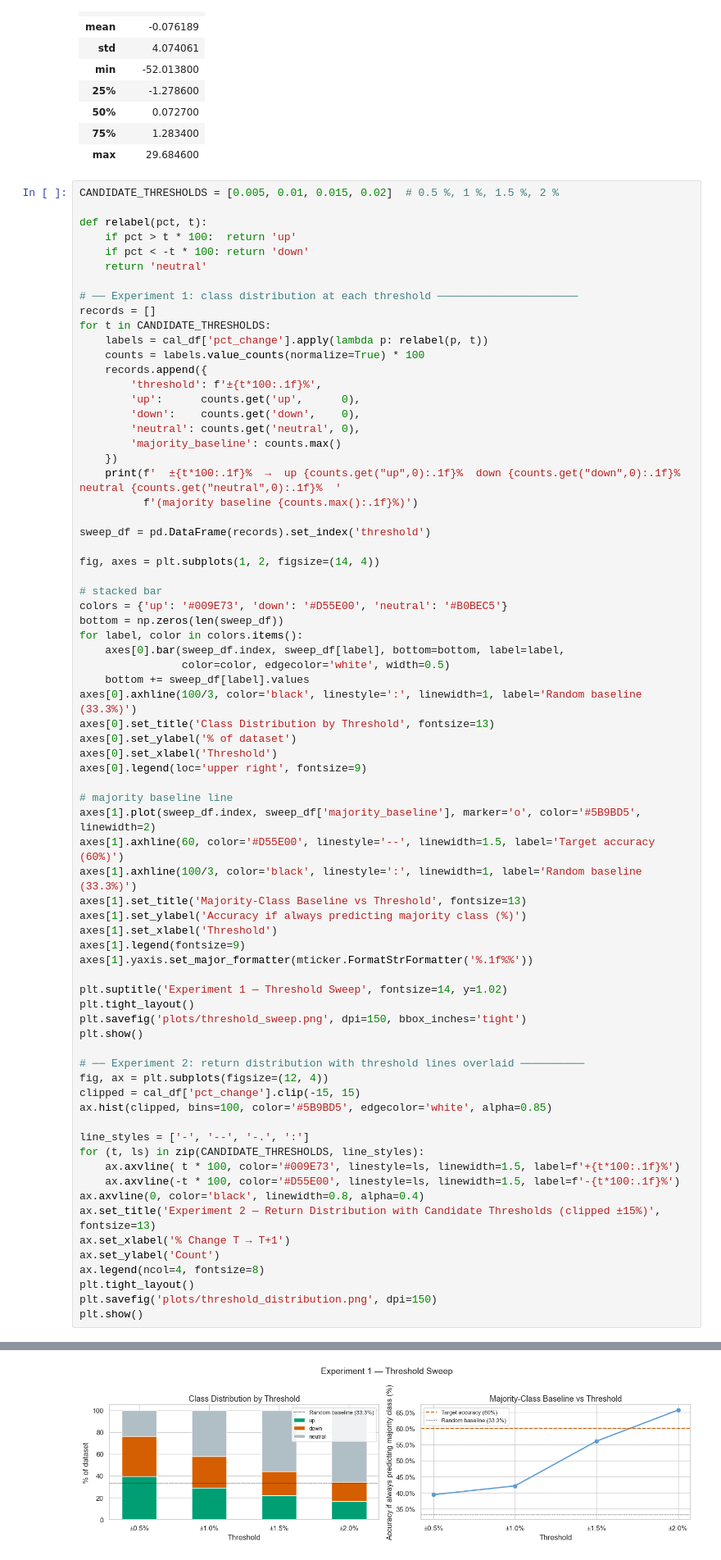
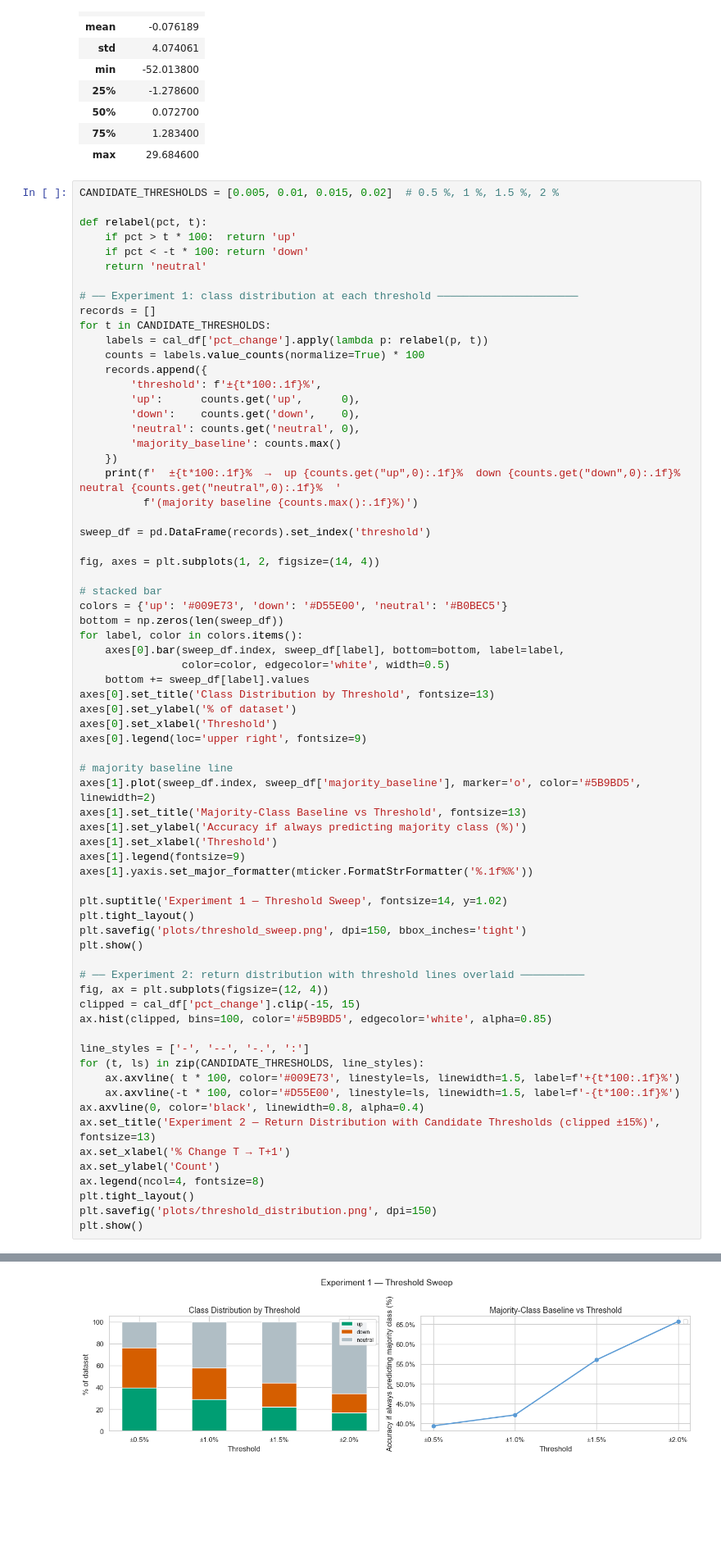
Before and after one commit to njaltran/NLP_lab, a Jupyter notebook: processing_agent.ipynb, the cells around one changed output, grey strips where cells are left out. Shown at 82% size. Saved outputs shown, nothing was run; the diff lists cells and outputs as text; blank space fills up the shorter version.

```diff
--- a/processing_agent.ipynb
+++ b/processing_agent.ipynb
@@ -640,7 +657,6 @@ for label, color in colors.items():
     axes[0].bar(sweep_df.index, sweep_df[label], bottom=bottom, label=label,
                 color=color, edgecolor='white', width=0.5)
     bottom += sweep_df[label].values
-axes[0].axhline(100/3, color='black', linestyle=':', linewidth=1, label='Random baseline (33.3%)')
 axes[0].set_title('Class Distribution by Threshold', fontsize=13)
 axes[0].set_ylabel('% of dataset')
 axes[0].set_xlabel('Threshold')
@@ -648,8 +664,6 @@ axes[0].legend(loc='upper right', fontsize=9)
 
 # majority baseline line
 axes[1].plot(sweep_df.index, sweep_df['majority_baseline'], marker='o', color='#5B9BD5', linewidth=2)
-axes[1].axhline(60, color='#D55E00', linestyle='--', linewidth=1.5, label='Target accuracy (60%)')
-axes[1].axhline(100/3, color='black', linestyle=':', linewidth=1, label='Random baseline (33.3%)')
 axes[1].set_title('Majority-Class Baseline vs Threshold', fontsize=13)
 axes[1].set_ylabel('Accuracy if always predicting majority class (%)')
 axes[1].set_xlabel('Threshold')
@@ -686,2 +701,2 @@ plt.show()
-[figure, old version]
+[figure, new version]
 [figure]
```
Also changed, not shown: parts of 19 cells of this notebook.
